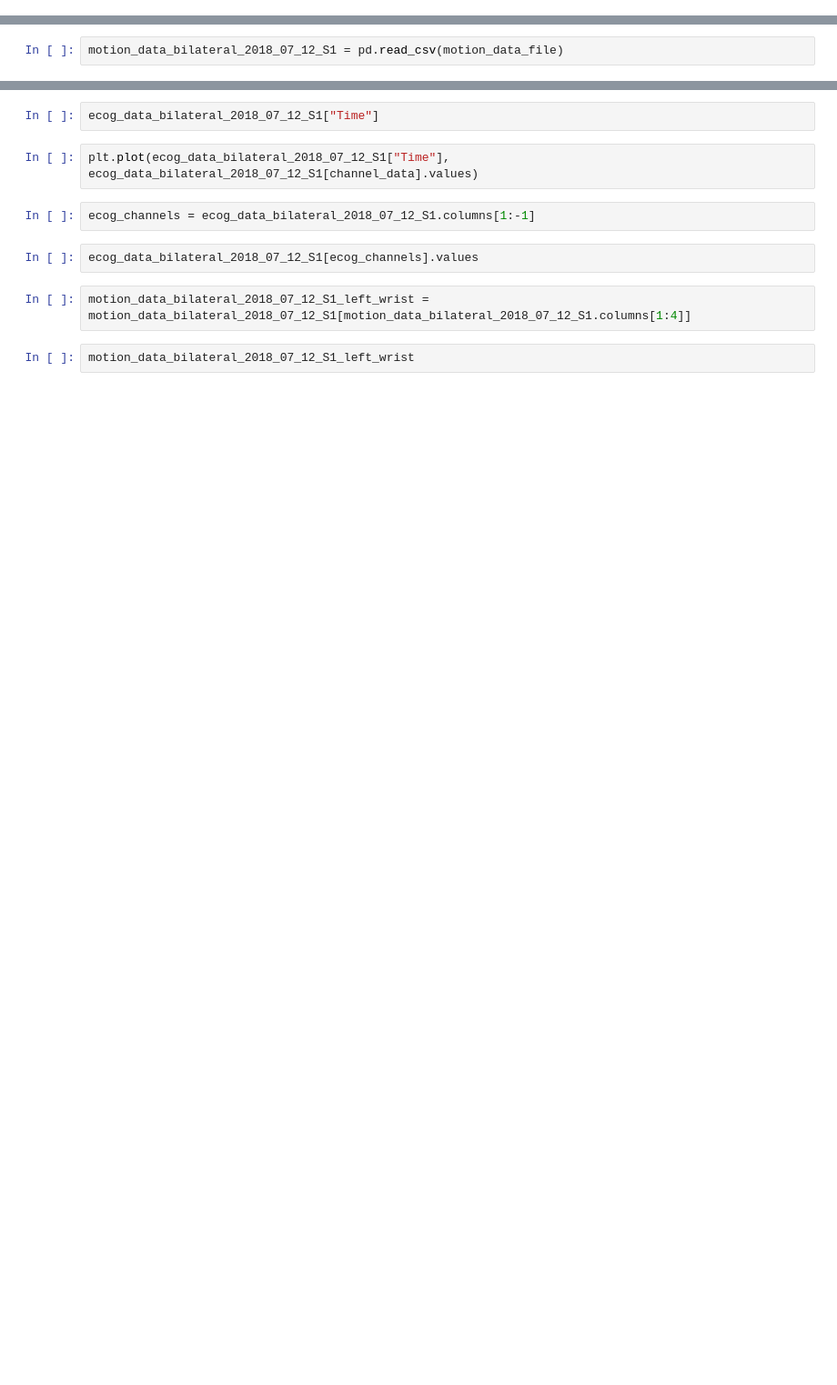
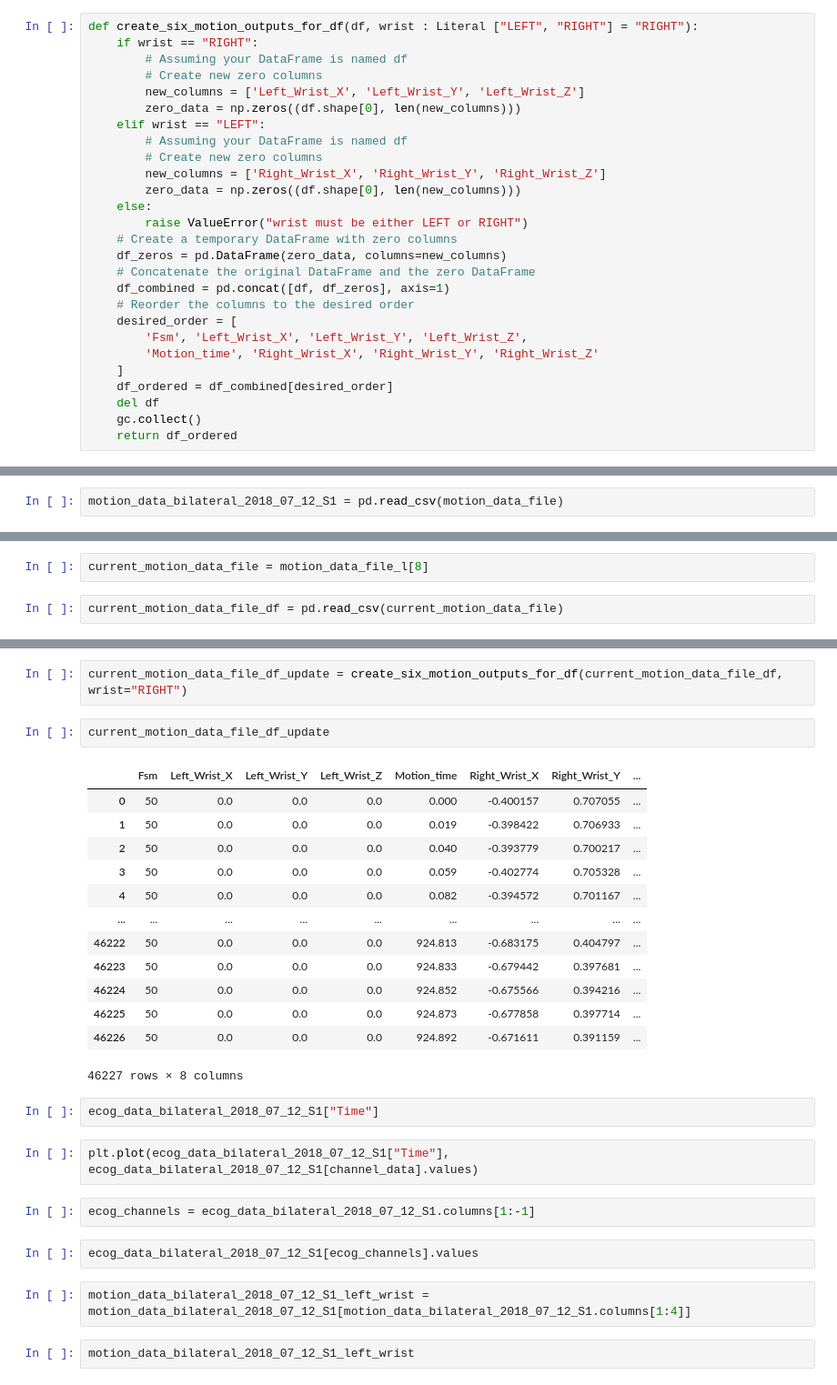
Before and after one commit to efwoods/CRCNS, a Jupyter notebook: data_analysis.ipynb, the cells around one changed output, grey strips where cells are left out. Shown: that part at 91% size. Drawn from its saved outputs; the diff is of its cells as text; blank space fills up the shorter version.

```diff
--- a/data_analysis.ipynb
+++ b/data_analysis.ipynb
@@ -399,0 +416,27 @@ def plot_losses(losses_dict):
+# %%
+def create_six_motion_outputs_for_df(df, wrist : Literal ["LEFT", "RIGHT"] = "RIGHT"):
+    if wrist == "RIGHT":
+        # Assuming your DataFrame is named df
+        # Create new zero columns
+        new_columns = ['Left_Wrist_X', 'Left_Wrist_Y', 'Left_Wrist_Z']
+        zero_data = np.zeros((df.shape[0], len(new_columns)))
+    elif wrist == "LEFT":
+        # Assuming your DataFrame is named df
+        # Create new zero columns
+        new_columns = ['Right_Wrist_X', 'Right_Wrist_Y', 'Right_Wrist_Z']
+        zero_data = np.zeros((df.shape[0], len(new_columns)))
+    else:
+        raise ValueError("wrist must be either LEFT or RIGHT")
+    # Create a temporary DataFrame with zero columns
+    df_zeros = pd.DataFrame(zero_data, columns=new_columns)
+    # Concatenate the original DataFrame and the zero DataFrame
+    df_combined = pd.concat([df, df_zeros], axis=1)
+    # Reorder the columns to the desired order
+    desired_order = [
+        'Fsm', 'Left_Wrist_X', 'Left_Wrist_Y', 'Left_Wrist_Z',
+        'Motion_time', 'Right_Wrist_X', 'Right_Wrist_Y', 'Right_Wrist_Z'
+    ]
+    df_ordered = df_combined[desired_order]
+    del df
+    gc.collect()
+    return df_ordered
@@ -428,0 +532,4 @@ ecog_data_bilateral_2018_07_12_S1[channel_data].values
+# %%
+current_motion_data_file = motion_data_file_l[8]
+# %%
+current_motion_data_file_df = pd.read_csv(current_motion_data_file)
@@ -429,3 +553,21 @@ ecog_data_bilateral_2018_07_12_S1[channel_data].values
+# %%
+current_motion_data_file_df_update = create_six_motion_outputs_for_df(current_motion_data_file_df, wrist="RIGHT")
+# %%
+current_motion_data_file_df_update
+# %% [output]
+|  | Fsm | Left_Wrist_X | Left_Wrist_Y | Left_Wrist_Z | Motion_time | Right_Wrist_X | Right_Wrist_Y | ... |
+| 0 | 50 | 0.0 | 0.0 | 0.0 | 0.000 | -0.400157 | 0.707055 | ... |
+| 1 | 50 | 0.0 | 0.0 | 0.0 | 0.019 | -0.398422 | 0.706933 | ... |
+| 2 | 50 | 0.0 | 0.0 | 0.0 | 0.040 | -0.393779 | 0.700217 | ... |
+| 3 | 50 | 0.0 | 0.0 | 0.0 | 0.059 | -0.402774 | 0.705328 | ... |
+| 4 | 50 | 0.0 | 0.0 | 0.0 | 0.082 | -0.394572 | 0.701167 | ... |
+| ... | ... | ... | ... | ... | ... | ... | ... | ... |
+| 46222 | 50 | 0.0 | 0.0 | 0.0 | 924.813 | -0.683175 | 0.404797 | ... |
+| 46223 | 50 | 0.0 | 0.0 | 0.0 | 924.833 | -0.679442 | 0.397681 | ... |
+| 46224 | 50 | 0.0 | 0.0 | 0.0 | 924.852 | -0.675566 | 0.394216 | ... |
+| 46225 | 50 | 0.0 | 0.0 | 0.0 | 924.873 | -0.677858 | 0.397714 | ... |
+| 46226 | 50 | 0.0 | 0.0 | 0.0 | 924.892 | -0.671611 | 0.391159 | ... |
+46227 rows × 8 columns
 # %%
 ecog_data_bilateral_2018_07_12_S1["Time"]
 # %%
```
Also changed, not shown: parts of 39 cells of this notebook, 10 other files.
